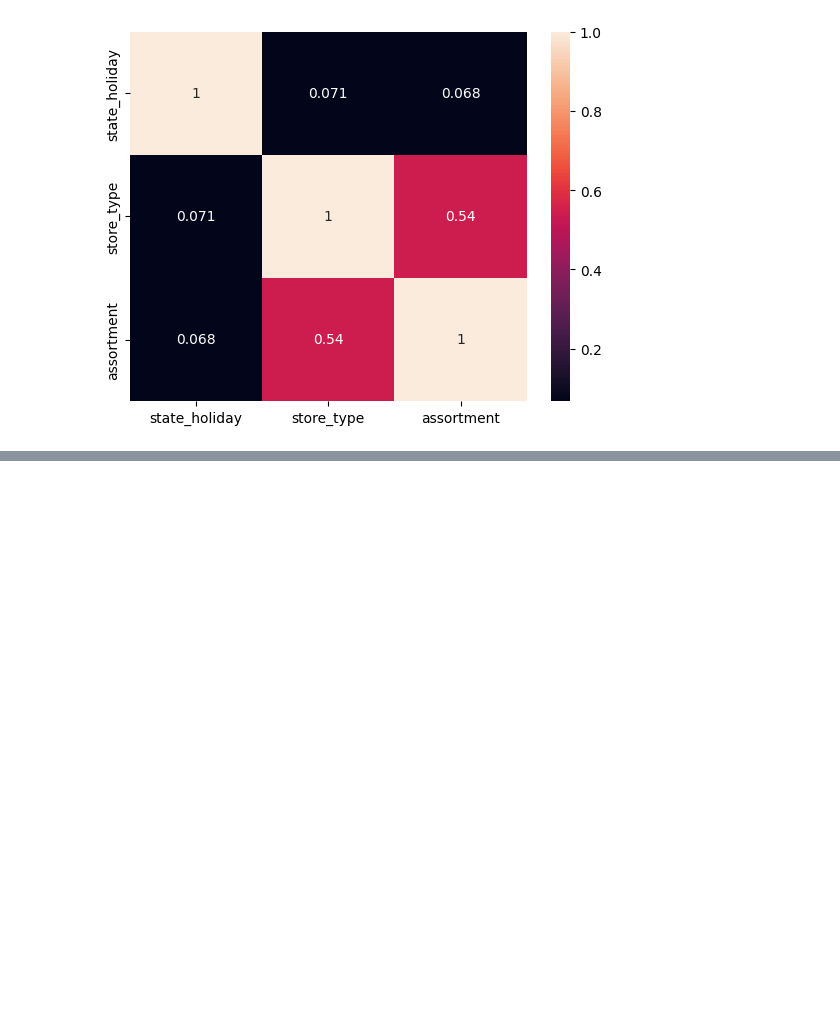
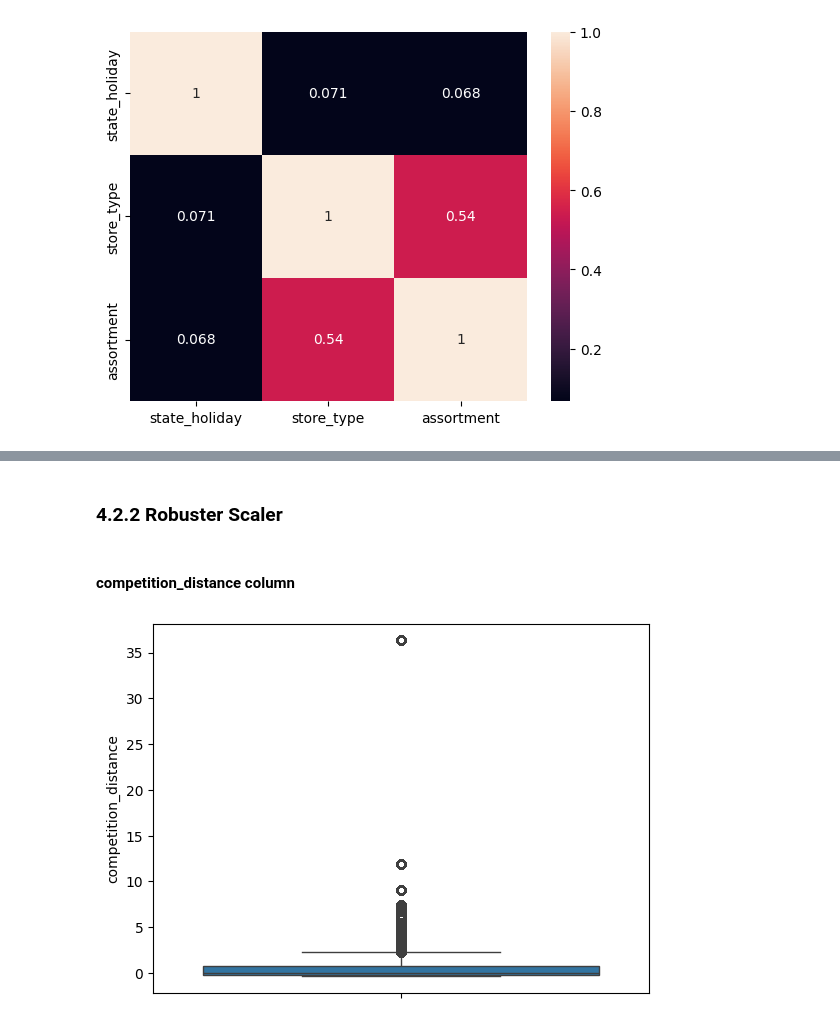
Before and after one commit to mendesdata/rossmann_store_sales, a Jupyter notebook: notebooks/rossmann.ipynb, the cells around one changed output, grey strips where cells are left out. Cells and saved outputs as stored; diff of their text form; code cells hidden in the pictures; blank space fills up the shorter version.

```diff
--- a/notebooks/rossmann.ipynb
+++ b/notebooks/rossmann.ipynb
@@ -903,0 +939,13 @@ sns.heatmap( df, annot=True);
+# %% [markdown]
+### 4.2.2 Robuster Scaler
+# %% [markdown]
+#### competition_distance column
+# %%
+# Many outliers
+sns.boxplot( df4['competition_distance'] );
+
+# Apply RobustScaler
+rs = RobustScaler()
+df4['competition_distance'] = rs.fit_transform( df4[['competition_distance']].values )
+# %% [output]
+[figure, added]
```
Also changed, not shown: parts of 42 cells of this notebook.
